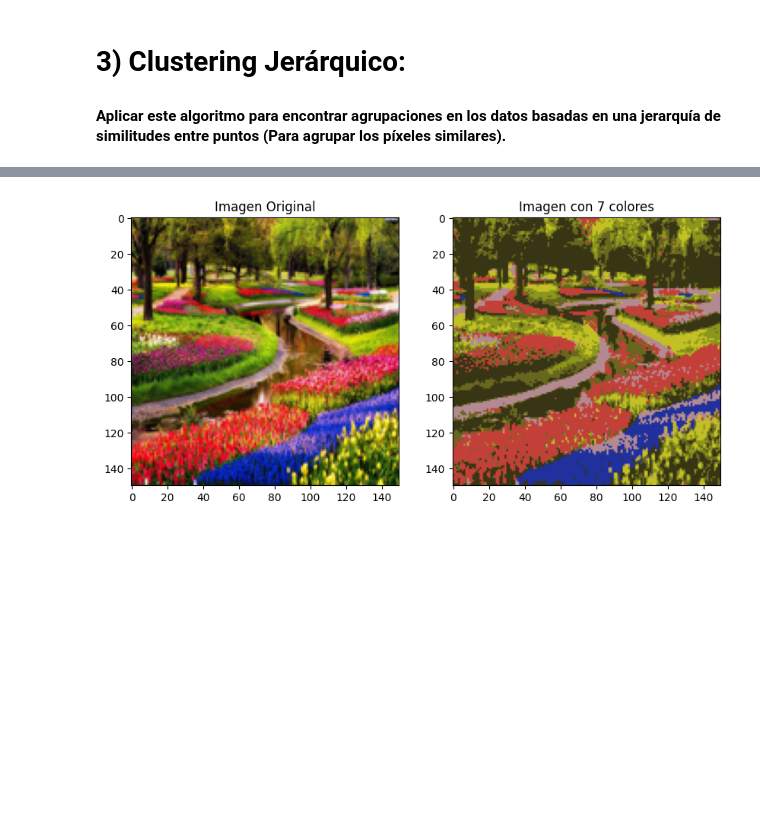
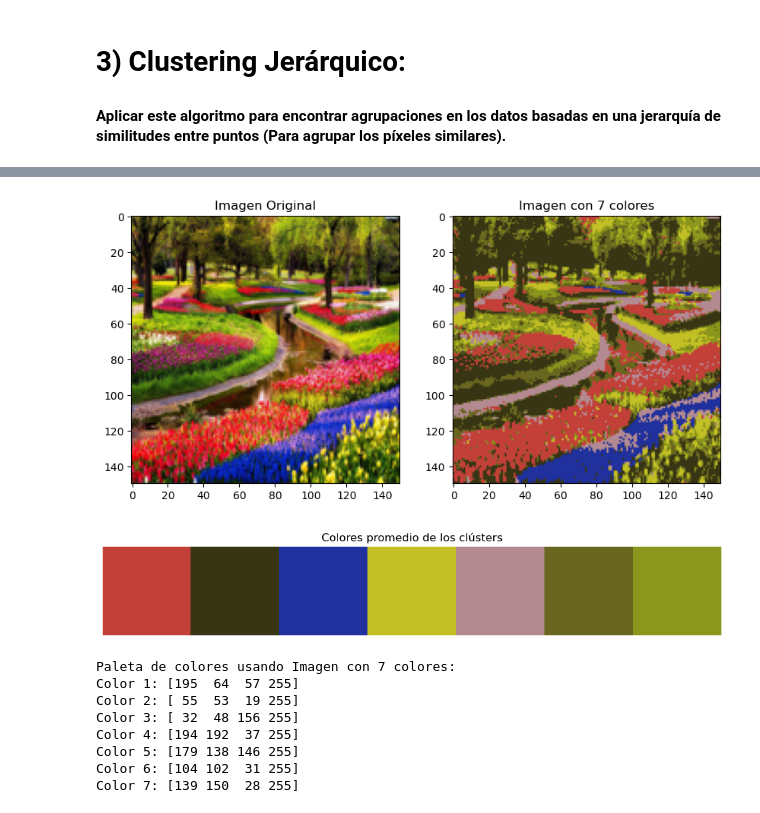
Before and after one commit to RosarioValderrama/Laboratorio_2_ML, a Jupyter notebook: notebooks/Laboratorio_2_ML.ipynb, the cells around one changed output, grey strips where cells are left out. Drawn from its saved outputs; the diff is of its cells as text; code cells hidden in the pictures; blank space fills up the shorter version.

```diff
--- a/notebooks/Laboratorio_2_ML.ipynb
+++ b/notebooks/Laboratorio_2_ML.ipynb
@@ -256,7 +322,7 @@ plt.show()
 # image = image.resize((300, 300))  # Cambiar a una resolución más manejable (300x300 píxeles)
 image = Image.open(image_path)
 # image = image.convert('RGB')  # Convertir a RGB en caso de que no esté en ese formato
-image = image.resize((150, 150))  # Cambiar a una resolución más manejable (300x300 píxeles)
+image = image.resize((150, 150))  # Cambiar a una resolución más manejable (150x150 píxeles)
 
 # Convertir la imagen a un array de numpy y normalizar los valores
 data = np.array(image) / 255.0
@@ -265,30 +331,47 @@ original_shape = data.shape
 # Aplanar los píxeles de la imagen (de 2D a 1D)
 pixels = data.reshape(-1, 4)
 
 # Aplicar Clustering Jerárquico
 n_clusters = 7  # Puedes ajustar este valor según cuántos colores quieras en la imagen final
 clustering = AgglomerativeClustering(n_clusters=n_clusters)
 labels = clustering.fit_predict(pixels)
 
 # Obtener los colores medios para cada cluster
 colors = np.array([pixels[labels == i].mean(axis=0) for i in range(n_clusters)])
 
 # Asignar los nuevos colores a los píxeles
 new_image_pixels = colors[labels].reshape(original_shape)
 
 # Mostrar la imagen original y la nueva imagen con colores reducidos
 plt.figure(figsize=(10, 5))
 
 # Imagen original
 plt.subplot(1, 2, 1)
 plt.title("Imagen Original")
 plt.imshow(image)
 
 # Imagen con reducción de colores
 plt.subplot(1, 2, 2)
 plt.title(f"Imagen con {n_clusters} colores")
 plt.imshow(new_image_pixels)
 
 plt.show()
+
+plt.figure(figsize=(12, 2))
+plt.title('Colores promedio de los clústers')
+plt.imshow([(colors * 255).astype(int)])  # Mostrar los colores obtenidos
+plt.axis('off')
+plt.show()
+
+print_paleta((colors * 255).astype(int), f'Imagen con {n_clusters} colores')
 # %% [output]
 [figure]
+[figure, added]
+Paleta de colores usando Imagen con 7 colores:
+Color 1: [195  64  57 255]
+Color 2: [ 55  53  19 255]
+Color 3: [ 32  48 156 255]
+Color 4: [194 192  37 255]
+Color 5: [179 138 146 255]
+Color 6: [104 102  31 255]
+Color 7: [139 150  28 255]
```
Also changed, not shown: parts of 7 cells of this notebook.
